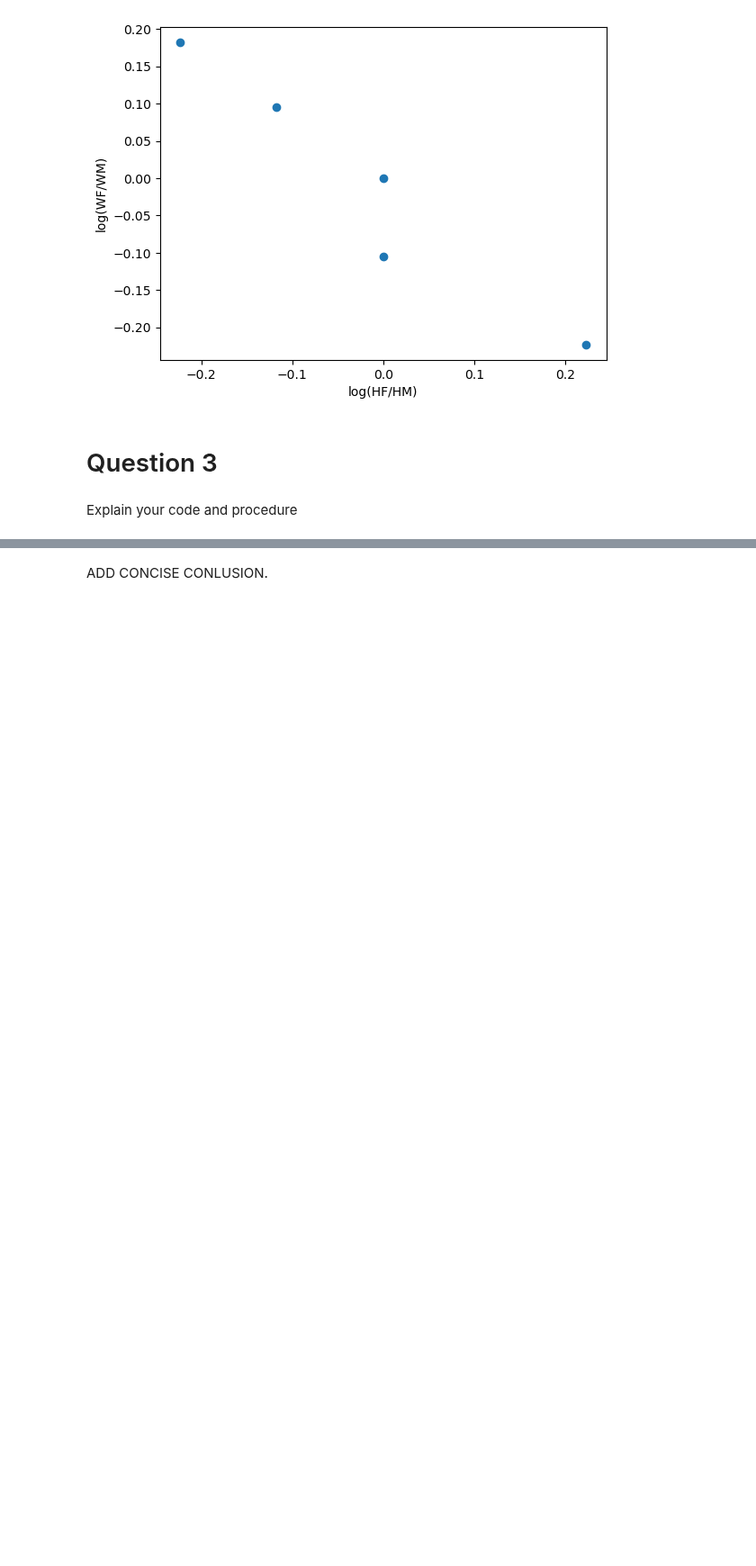
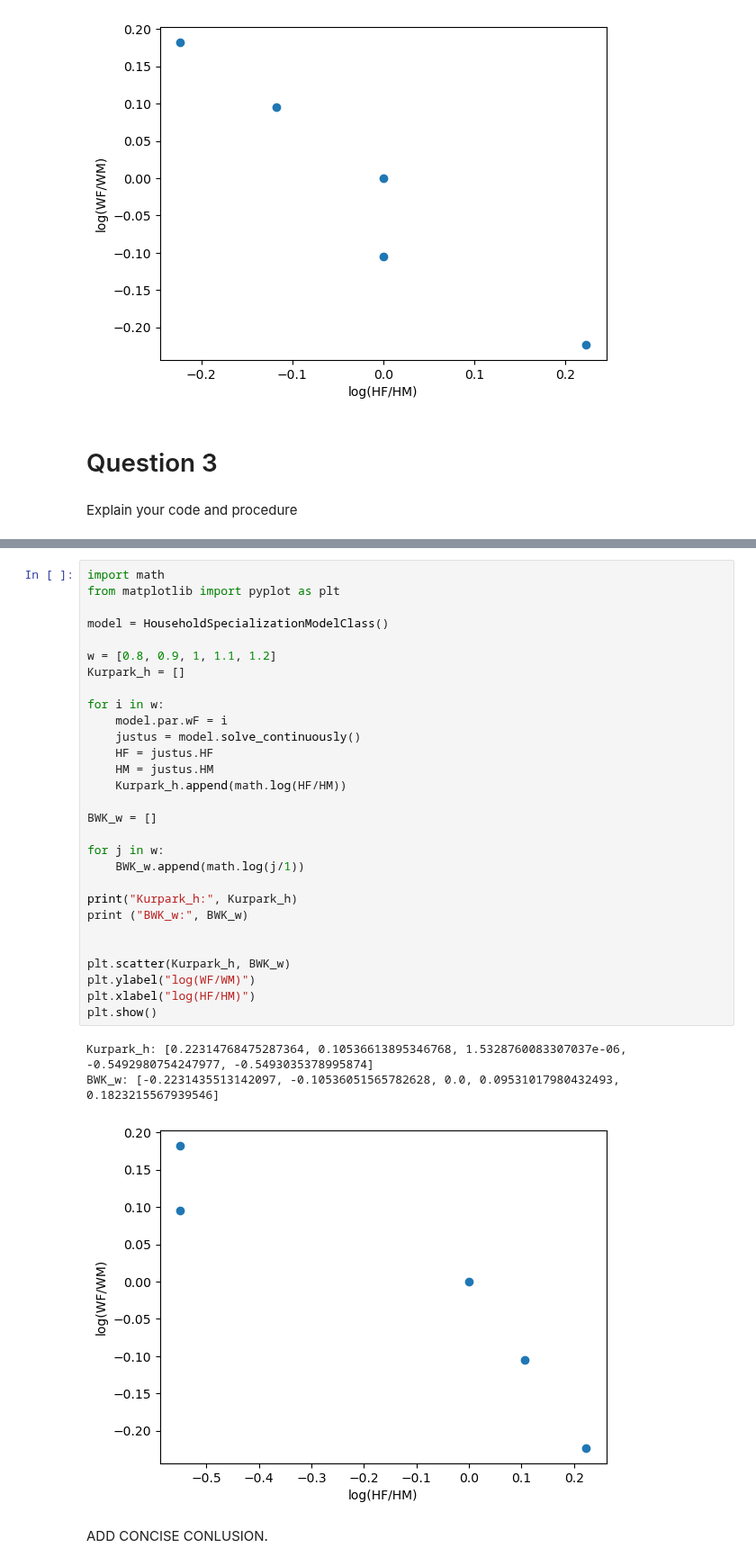
Before and after one commit to NumEconCopenhagen/projects-2023-mes, a Jupyter notebook: inauguralproject/inauguralproject.ipynb, the cells around one changed output, grey strips where cells are left out. Shown at 90% size. Cells and saved outputs as stored; diff of their text form; blank space fills up the shorter version.

```diff
--- a/inauguralproject/inauguralproject.ipynb
+++ b/inauguralproject/inauguralproject.ipynb
@@ -115,2 +135,35 @@ TypeError: 'numpy.float64' object is not callable
+# %%
+import math
+from matplotlib import pyplot as plt
+
+model = HouseholdSpecializationModelClass()
+
+w = [0.8, 0.9, 1, 1.1, 1.2]
+Kurpark_h = []
+
+for i in w:
+    model.par.wF = i
+    justus = model.solve_continuously()
+    HF = justus.HF
+    HM = justus.HM
+    Kurpark_h.append(math.log(HF/HM))
+
+BWK_w = []
+
+for j in w:
+    BWK_w.append(math.log(j/1))
+
+print("Kurpark_h:", Kurpark_h)
+print ("BWK_w:", BWK_w)
+
+
+plt.scatter(Kurpark_h, BWK_w)
+plt.ylabel("log(WF/WM)")
+plt.xlabel("log(HF/HM)")
+plt.show()
+# %% [output]
+Kurpark_h: [0.22314768475287364, 0.10536613895346768, 1.5328760083307037e-06, -0.5492980754247977, -0.5493035378995874]
+BWK_w: [-0.2231435513142097, -0.10536051565782628, 0.0, 0.09531017980432493, 0.1823215567939546]
+[figure, added]
 # %% [markdown]
 ADD CONCISE CONLUSION.
```
Also changed, not shown: parts of 4 cells of this notebook, 1 other file.
